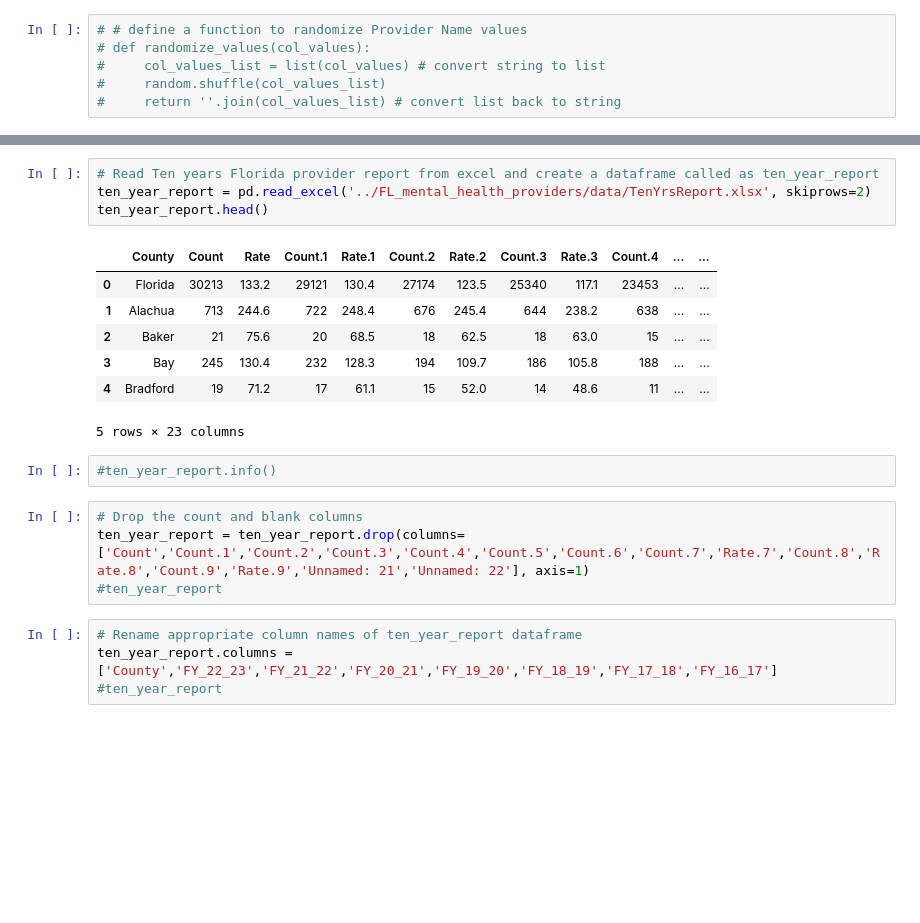
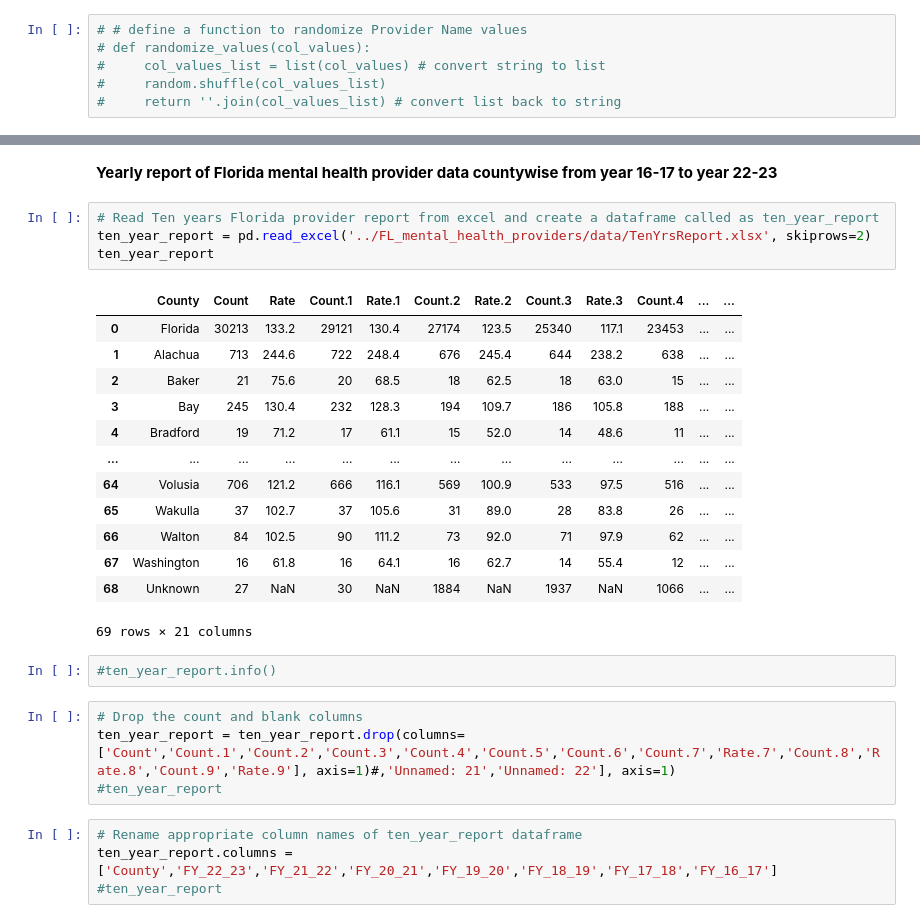
Before and after one commit to RenukaD13/FL_mental_health_providers, a Jupyter notebook: FL_mh_provider.ipynb, the cells around one changed output, grey strips where cells are left out. Saved outputs shown, nothing was run; the diff lists cells and outputs as text; blank space fills up the shorter version.

```diff
--- a/FL_mh_provider.ipynb
+++ b/FL_mh_provider.ipynb
@@ -28,20 +135,28 @@ import os
+# %% [markdown]
+**Yearly report of Florida mental health provider data countywise from year 16-17 to year 22-23**
 # %%
 # Read Ten years Florida provider report from excel and create a dataframe called as ten_year_report
 ten_year_report = pd.read_excel('../FL_mental_health_providers/data/TenYrsReport.xlsx', skiprows=2)
-ten_year_report.head()
+ten_year_report
 # %% [output]
 |  | County | Count | Rate | Count.1 | Rate.1 | Count.2 | Rate.2 | Count.3 | Rate.3 | Count.4 | ... | ... |
 | 0 | Florida | 30213 | 133.2 | 29121 | 130.4 | 27174 | 123.5 | 25340 | 117.1 | 23453 | ... | ... |
 | 1 | Alachua | 713 | 244.6 | 722 | 248.4 | 676 | 245.4 | 644 | 238.2 | 638 | ... | ... |
 | 2 | Baker | 21 | 75.6 | 20 | 68.5 | 18 | 62.5 | 18 | 63.0 | 15 | ... | ... |
 | 3 | Bay | 245 | 130.4 | 232 | 128.3 | 194 | 109.7 | 186 | 105.8 | 188 | ... | ... |
 | 4 | Bradford | 19 | 71.2 | 17 | 61.1 | 15 | 52.0 | 14 | 48.6 | 11 | ... | ... |
+| ... | ... | ... | ... | ... | ... | ... | ... | ... | ... | ... | ... | ... |
+| 64 | Volusia | 706 | 121.2 | 666 | 116.1 | 569 | 100.9 | 533 | 97.5 | 516 | ... | ... |
+| 65 | Wakulla | 37 | 102.7 | 37 | 105.6 | 31 | 89.0 | 28 | 83.8 | 26 | ... | ... |
+| 66 | Walton | 84 | 102.5 | 90 | 111.2 | 73 | 92.0 | 71 | 97.9 | 62 | ... | ... |
+| 67 | Washington | 16 | 61.8 | 16 | 64.1 | 16 | 62.7 | 14 | 55.4 | 12 | ... | ... |
+| 68 | Unknown | 27 | NaN | 30 | NaN | 1884 | NaN | 1937 | NaN | 1066 | ... | ... |
-5 rows × 23 columns
+69 rows × 21 columns
 # %%
 #ten_year_report.info()
 # %%
 # Drop the count and blank columns
-ten_year_report = ten_year_report.drop(columns=['Count','Count.1','Count.2','Count.3','Count.4','Count.5','Count.6','Count.7','Rate.7','Count.8','Rate.8','Count.9','Rate.9','Unnamed: 21','Unnamed: 22'], axis=1)
+ten_year_report = ten_year_report.drop(columns=['Count','Count.1','Count.2','Count.3','Count.4','Count.5','Count.6','Count.7','Rate.7','Count.8','Rate.8','Count.9','Rate.9'], axis=1)#,'Unnamed: 21','Unnamed: 22'], axis=1)
 #ten_year_report
 # %%
 # Rename appropriate column names of ten_year_report dataframe
```
Also changed, not shown: parts of 14 cells of this notebook.
